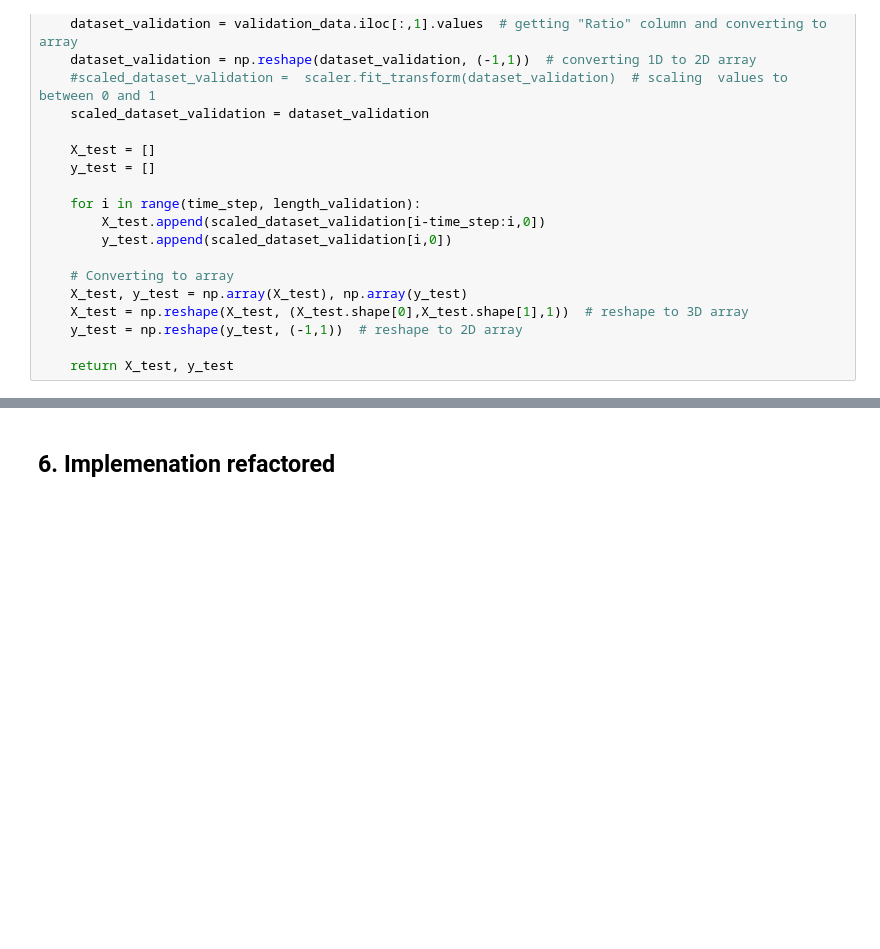
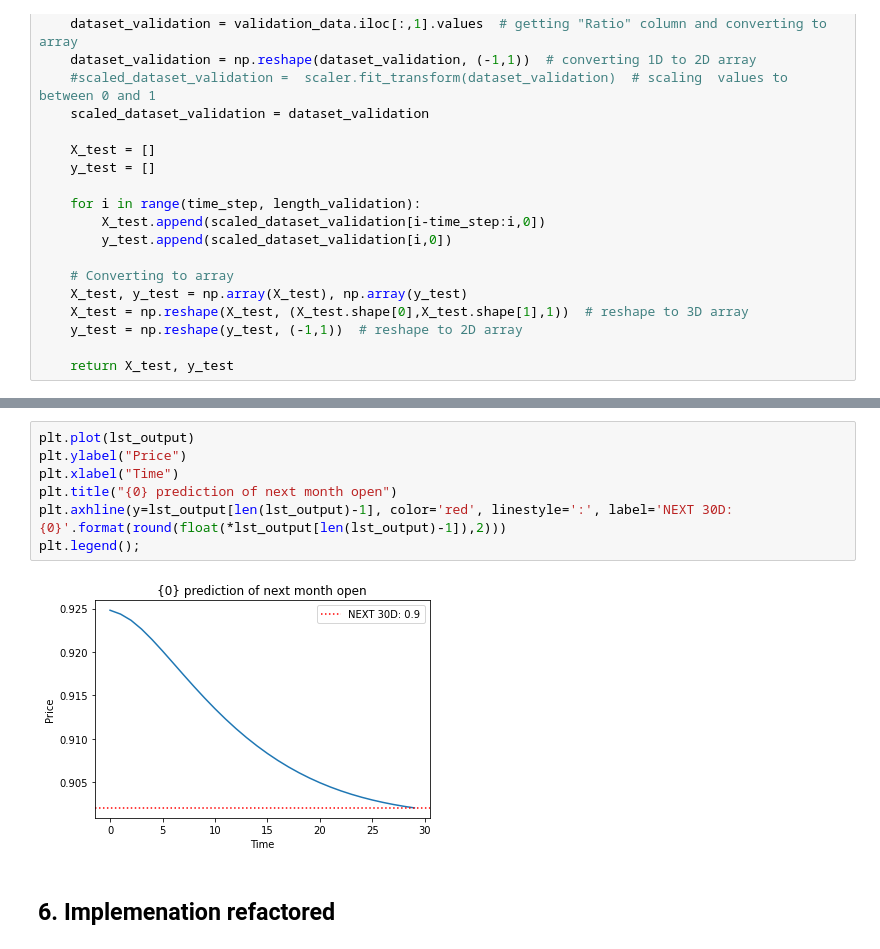
Before and after one commit to greengamma/long-short-trade-ideas-generator, a Jupyter notebook: notebooks/LSTM_model_refactored.ipynb, the cells around one changed output, grey strips where cells are left out. Drawn from its saved outputs; the diff is of its cells as text; blank space fills up the shorter version.

```diff
--- a/notebooks/LSTM_model_refactored.ipynb
+++ b/notebooks/LSTM_model_refactored.ipynb
@@ -131,3 +341,12 @@ def lstm_model(X_train, y_train, X_val, y_val, X_test, y_test):
+# %%
+plt.plot(lst_output)
+plt.ylabel("Price")
+plt.xlabel("Time")
+plt.title("{0} prediction of next month open")
+plt.axhline(y=lst_output[len(lst_output)-1], color='red', linestyle=':', label='NEXT 30D: {0}'.format(round(float(*lst_output[len(lst_output)-1]),2)))
+plt.legend();
+# %% [output]
+[figure, added]
 # %% [markdown]
 ## 6. Implemenation refactored
 # %%
```
Also changed, not shown: parts of 40 cells of this notebook.
